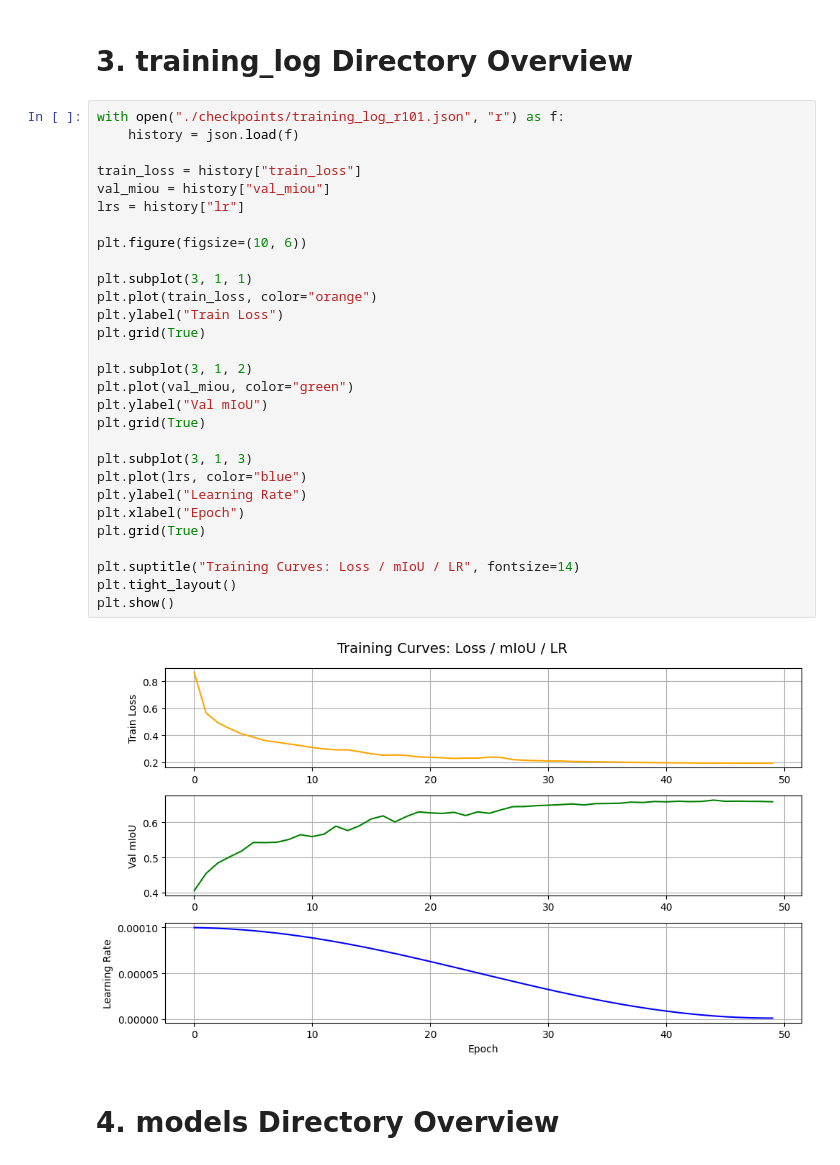
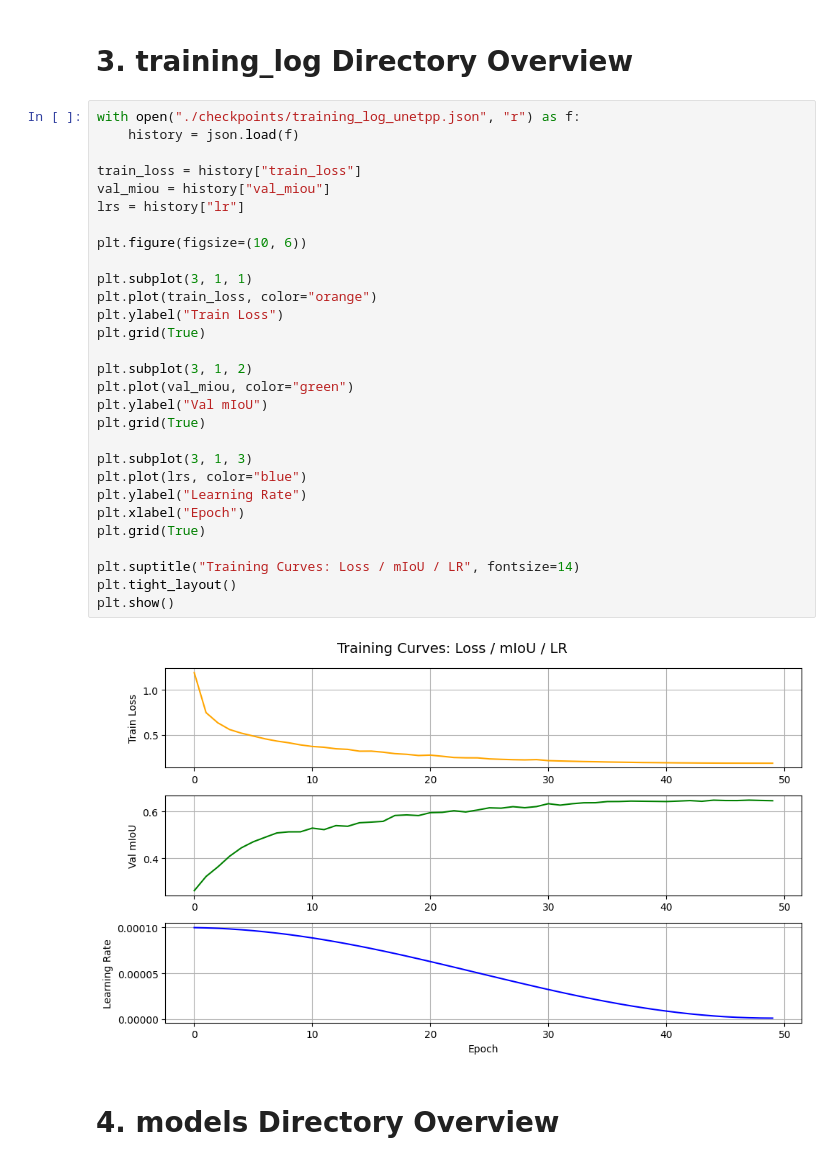
Before and after one commit to d-ben-b/AI-pruning-project, a Jupyter notebook: kaggle/HW2.ipynb, the cells around one changed output. Cells and saved outputs as stored; diff of their text form.

Commit message:
feat: implement U-Net++ training script and logging functionality

```diff
--- a/kaggle/HW2.ipynb
+++ b/kaggle/HW2.ipynb
@@ -90,36 +90,36 @@ plt.show()
 # %% [markdown]
 # 3. training_log Directory Overview
 # %%
-with open("./checkpoints/training_log_r101.json", "r") as f:
+with open("./checkpoints/training_log_unetpp.json", "r") as f:
     history = json.load(f)
 
 train_loss = history["train_loss"]
 val_miou = history["val_miou"]
 lrs = history["lr"]
 
 plt.figure(figsize=(10, 6))
 
 plt.subplot(3, 1, 1)
 plt.plot(train_loss, color="orange")
 plt.ylabel("Train Loss")
 plt.grid(True)
 
 plt.subplot(3, 1, 2)
 plt.plot(val_miou, color="green")
 plt.ylabel("Val mIoU")
 plt.grid(True)
 
 plt.subplot(3, 1, 3)
 plt.plot(lrs, color="blue")
 plt.ylabel("Learning Rate")
 plt.xlabel("Epoch")
 plt.grid(True)
 
 plt.suptitle("Training Curves: Loss / mIoU / LR", fontsize=14)
 plt.tight_layout()
 plt.show()
 # %% [output]
-[figure, old version]
+[figure, new version]
 # %% [markdown]
 # 4. models Directory Overview
 # %%
```
Also changed, not shown: parts of 4 cells of this notebook, 10 other files.
